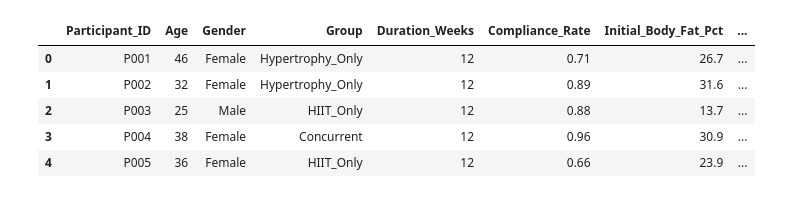
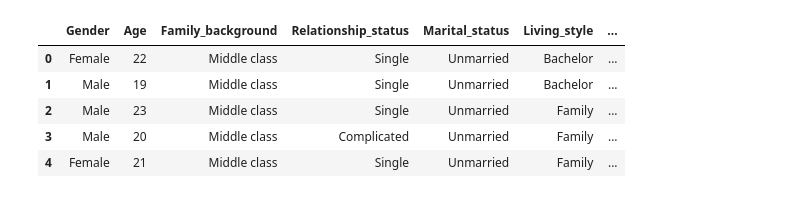
Before and after one commit to ckraus27/lean-mass-prediction, a Jupyter notebook: notebooks/analysis.ipynb, the cells around one changed output. Drawn from its saved outputs; the diff is of its cells as text; code cells hidden in the pictures.

```diff
--- a/notebooks/analysis.ipynb
+++ b/notebooks/analysis.ipynb
@@ -1,14 +1,13 @@
 # %%
 import pandas as pd
 
-df = pd.read_csv("../data/hiit_vs_hypertrophy_gains.csv")
-
+df = pd.read_csv("../data/Student_Depression_Dataset.csv")
 df.head()
 # %% [output]
-|  | Participant_ID | Age | Gender | Group | Duration_Weeks | Compliance_Rate | Initial_Body_Fat_Pct | ... |
-| 0 | P001 | 46 | Female | Hypertrophy_Only | 12 | 0.71 | 26.7 | ... |
-| 1 | P002 | 32 | Female | Hypertrophy_Only | 12 | 0.89 | 31.6 | ... |
-| 2 | P003 | 25 | Male | HIIT_Only | 12 | 0.88 | 13.7 | ... |
-| 3 | P004 | 38 | Female | Concurrent | 12 | 0.96 | 30.9 | ... |
-| 4 | P005 | 36 | Female | HIIT_Only | 12 | 0.66 | 23.9 | ... |
+|  | Gender | Age | Family_background | Relationship_status | Marital_status | Living_style | ... |
+| 0 | Female | 22 | Middle class | Single | Unmarried | Bachelor | ... |
+| 1 | Male | 19 | Middle class | Single | Unmarried | Bachelor | ... |
+| 2 | Male | 23 | Middle class | Single | Unmarried | Family | ... |
+| 3 | Male | 20 | Middle class | Complicated | Unmarried | Family | ... |
+| 4 | Female | 21 | Middle class | Single | Unmarried | Family | ... |
 # %%
```
Also changed, not shown: parts of 8 cells of this notebook, 5 other files.
